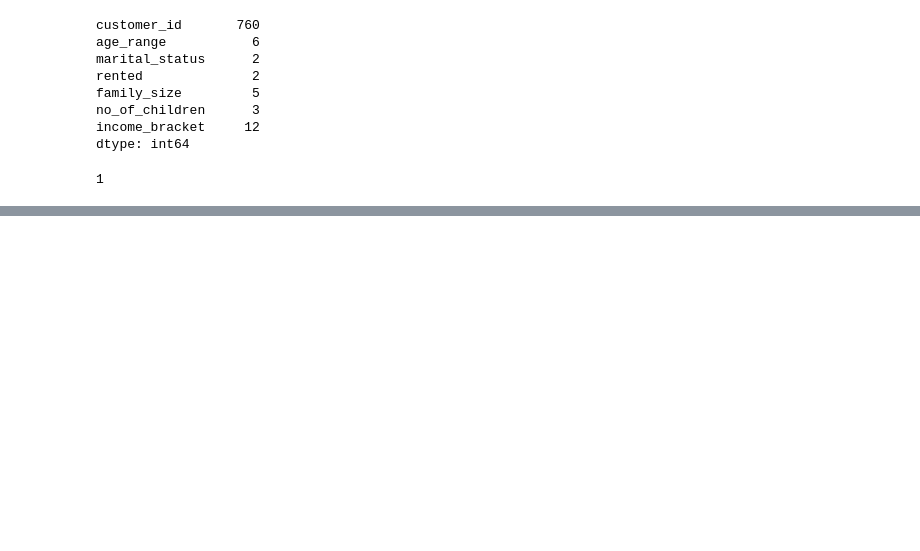
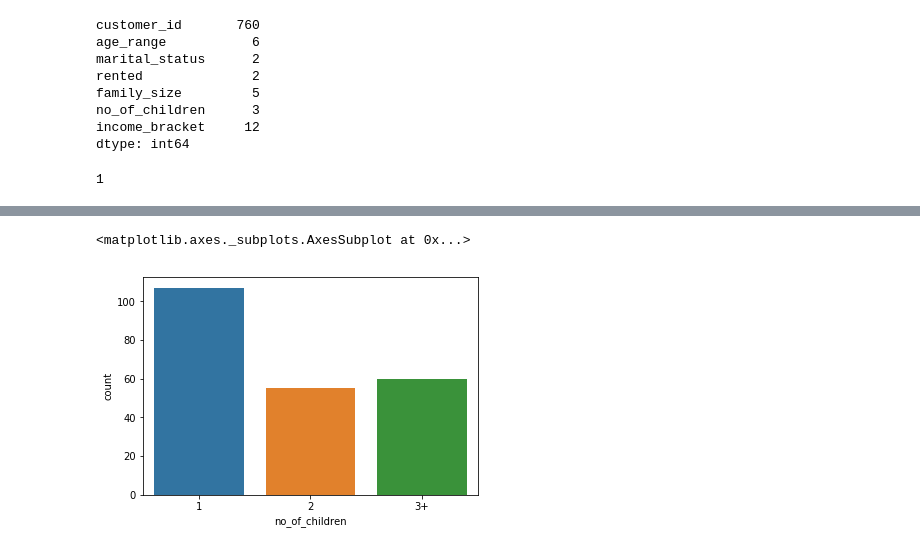
Before and after one commit to AgarwalGeeks/AmExpert, a Jupyter notebook: AmExpert.ipynb, the cells around one changed output, grey strips where cells are left out. Cells and saved outputs as stored; diff of their text form; code cells hidden in the pictures; blank space fills up the shorter version.

```diff
--- a/AmExpert.ipynb
+++ b/AmExpert.ipynb
@@ -495,0 +510,5 @@ customer_demographics_data['customer_id'].min()
+# %%
+sns.countplot("no_of_children",data=customer_demographics_data)
+# %% [output]
+<matplotlib.axes._subplots.AxesSubplot at 0x...>
+[figure, added]
```
Also changed, not shown: parts of 48 cells of this notebook.
